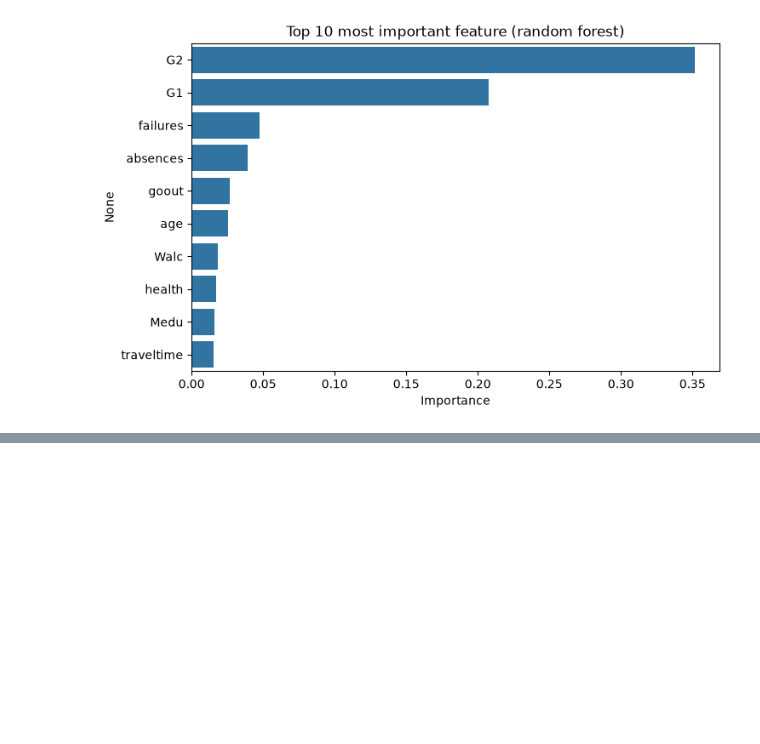
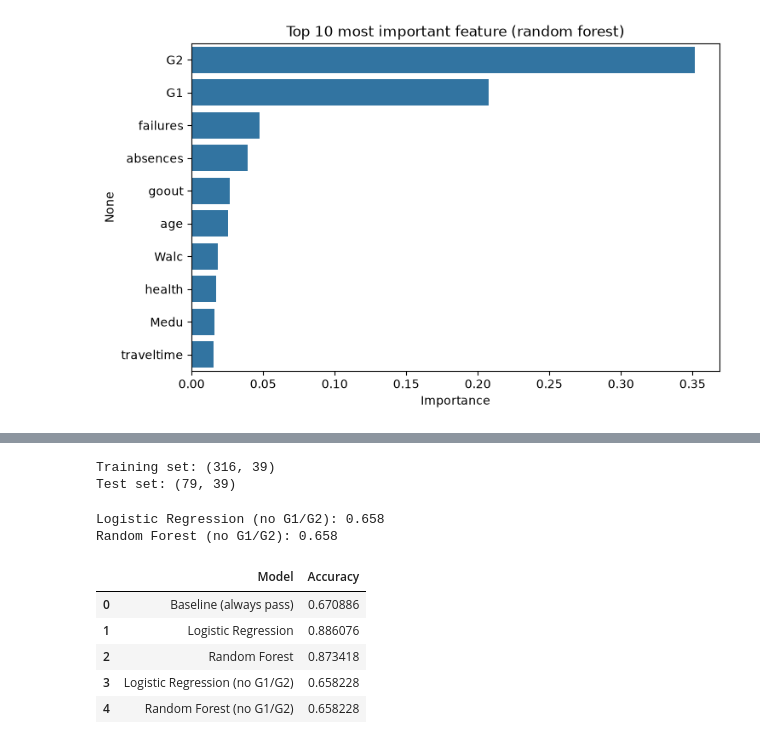
Before and after one commit to UshaniDhanushika/student-performance-predictor, a Jupyter notebook: notebooks/02_modeling.ipynb, the cells around one changed output, grey strips where cells are left out. Cells and saved outputs as stored; diff of their text form; code cells hidden in the pictures; blank space fills up the shorter version.

```diff
--- a/notebooks/02_modeling.ipynb
+++ b/notebooks/02_modeling.ipynb
@@ -175,0 +185,43 @@ plt.show()
+# %%
+X_no_grades = X.drop(columns=["G1", "G2"])
+
+X_train2, X_test2, y_train2, y_test2 = train_test_split(
+    X_no_grades, y, test_size=0.2, random_state=42, stratify=y
+)
+
+print("Training set:", X_train2.shape)
+print("Test set:", X_test2.shape)
+# %% [output]
+Training set: (316, 39)
+Test set: (79, 39)
+# %%
+#Train both models again
+log_model2 = LogisticRegression(max_iter=5000)
+log_model2.fit(X_train2, y_train2)
+log_acc2 = accuracy_score(y_test2, log_model2.predict(X_test2))
+
+rf_model2 = RandomForestClassifier(n_estimators=200, random_state=42)
+rf_model2.fit(X_train2, y_train2)
+rf_acc2 = accuracy_score(y_test2, rf_model2.predict(X_test2))
+
+print("Logistic Regression (no G1/G2):", round(log_acc2, 3))
+print("Random Forest (no G1/G2):", round(rf_acc2, 3))
+# %% [output]
+Logistic Regression (no G1/G2): 0.658
+Random Forest (no G1/G2): 0.658
+# %%
+#Compare everything in one table
+final_results = pd.DataFrame({
+    "Model": ["Baseline (always pass)",
+              "Logistic Regression", "Random Forest",
+              "Logistic Regression (no G1/G2)", "Random Forest (no G1/G2)"],
+    "Accuracy": [baseline, log_acc, rf_acc, log_acc2, rf_acc2]
+})
+final_results
+# %% [output]
+|  | Model | Accuracy |
+| 0 | Baseline (always pass) | 0.670886 |
+| 1 | Logistic Regression | 0.886076 |
+| 2 | Random Forest | 0.873418 |
+| 3 | Logistic Regression (no G1/G2) | 0.658228 |
+| 4 | Random Forest (no G1/G2) | 0.658228 |
```
Also changed, not shown: parts of 6 cells of this notebook.
